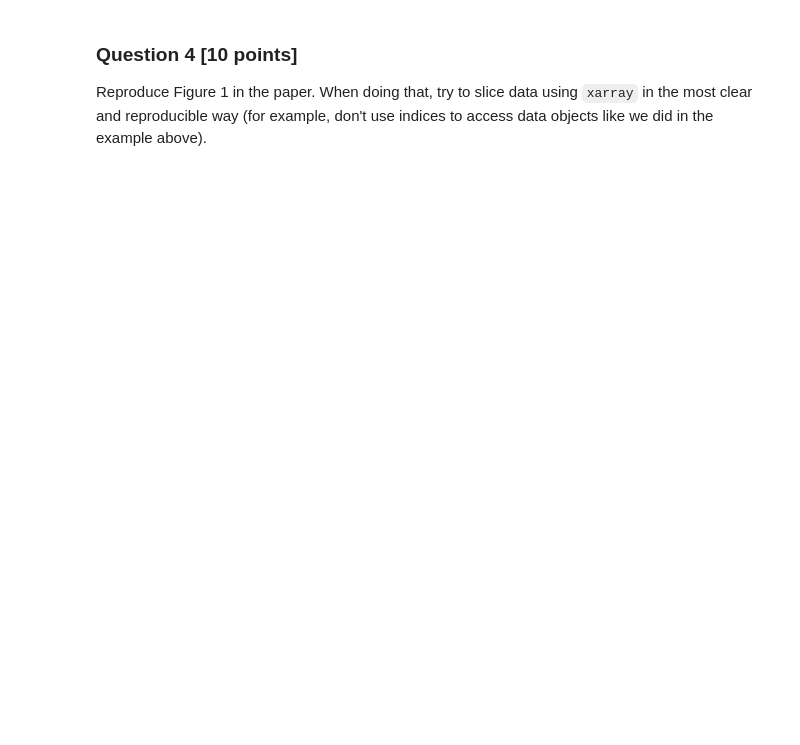
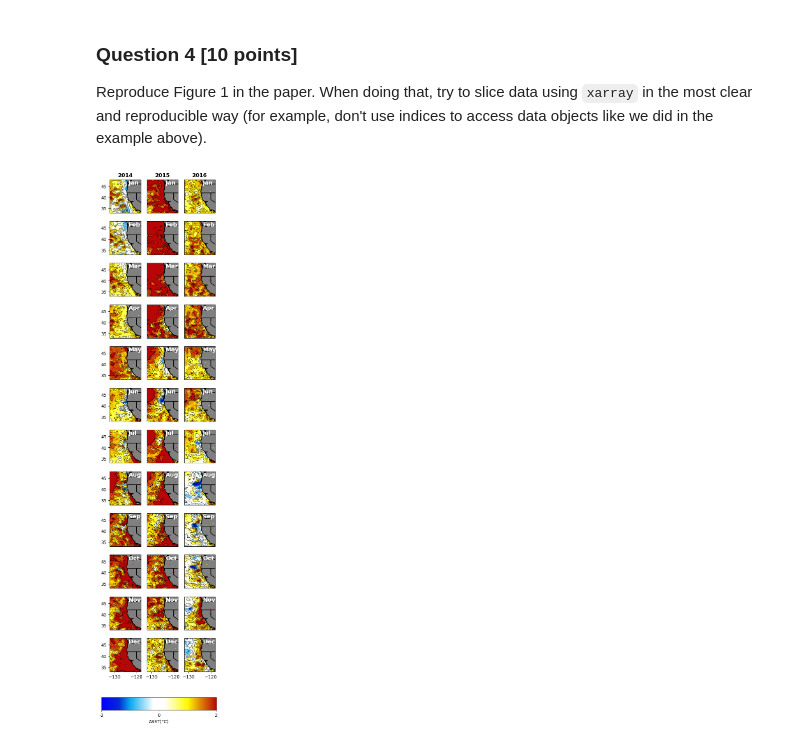
Before and after one commit to UCB-stat-159-s23/hw03-Group28, a Jupyter notebook: climate-Q04.ipynb, the cells around one changed output. Saved outputs shown, nothing was run; the diff lists cells and outputs as text; code cells hidden in the pictures; blank space fills up the shorter version.

```diff
--- a/climate-Q04.ipynb
+++ b/climate-Q04.ipynb
@@ -86,3 +76,87 @@ ax.add_feature(cfeature.STATES.with_scale("10m"))
 ### Question 4 [10 points]
 
 Reproduce Figure 1 in the paper. When doing that, try to slice data using `xarray` in the most clear and reproducible way (for example, don't use indices to access data objects like we did in the example above).
+# %%
+import numpy as np
+import matplotlib.colors as mcolors
+
+subset_ds = ds.sel(time=slice('2002-01-01','2012-12-31'))
+target_ds =  ds.sel(time=slice('2014-01-01', '2016-12-31'))
+anomalies = target_ds.groupby('time.dayofyear') - subset_ds.groupby('time.dayofyear').mean(dim='time')
+#Set colorbar
+colors = ['#0000FF','#0629d6','#0aabf0','#FFFFFF','#FFFFFF', '#fffb00','#e39309','#b80606']
+positions = [0,0.15, 0.25, 0.45,0.55, 0.75, 0.85, 1]
+custom_cmap = mcolors.LinearSegmentedColormap.from_list('custom_cmap', list(zip(positions, colors)))
+# %%
+# Create the subplots
+fig, axes = plt.subplots(nrows=12,
+                         ncols=3,
+                         figsize=(9, 20),
+                         sharex=True,
+                         sharey=True,
+                         subplot_kw={'projection': ccrs.PlateCarree()})
+
+ims = []
+for year in range(2014, 2017):
+    for month in range(1, 13):
+        time_str = f'{year}-{month:02d}'
+        month_name = pd.to_datetime(time_str, format="%Y-%m").month_name()[:3]
+        month_data = anomalies.sel(time=time_str).mean(dim='time')['analysed_sst']
+        row, col = month - 1, year - 2014
+        im = month_data.plot(ax=axes[row, col],
+                             transform=ccrs.PlateCarree(),
+                             cmap = custom_cmap,
+                             norm = mcolors.Normalize(vmin=-2, vmax=2),
+                             add_colorbar=False)
+        ims.append(im)
+
+        # Extract longitude, latitude, and data values
+        lons, lats = np.meshgrid(anomalies['lon'], anomalies['lat'])
+        month_data_values = month_data.values
+
+        # Add contour lines
+        contour_levels = np.arange(-2, 2.5, 0.5)
+        axes[row, col].contour(lons, lats,
+                               month_data_values,
+                               levels=contour_levels,
+                               colors='k',
+                               linewidths=0.5,
+                               transform=ccrs.PlateCarree())
+
+        axes[row, col].add_feature(cfeature.LAND, color="grey")
+        axes[row, col].add_feature(cfeature.STATES.with_scale("10m"))
+        axes[row, col].coastlines("10m", color="k")
+
+        # Add month names in white color
+        axes[row, col].text(0.6, 0.85,
+                            month_name,
+                            fontsize=13,
+                            color="white",
+                            fontweight="semibold",
+                            transform=axes[row, col].transAxes)
+        axes[row, col].set(xlabel=None, ylabel=None)
+
+        # Add the years
+        if row == 0:
+            axes[row, col].set_title(f"{year}",
+                                     color="black",
+                                     fontweight="bold")
+        # Add tick labels
+        if row == 11:
+            axes[row, col].set_xticks([-130, -120])
+        if col == 0:
+            axes[row, col].set_yticks([35, 40, 45])
+
+
+fig.subplots_adjust(hspace=0.25, wspace=-0.75)
+
+# Define the position and size of the colorbar axes
+cax = fig.add_axes([0.3, 0.05, 0.4, 0.02])
+cbar = plt.colorbar(ims[-1], cax=cax, orientation='horizontal')
+cbar.set_label('ΔSST(°C)', loc='center')
+cbar.set_ticks([-2, 0, 2])
+cbar.set_ticklabels([-2, 0, 2])
+
+plt.show()
+# %% [output]
+[figure, added]
```
Also changed, not shown: parts of 3 cells of this notebook.
